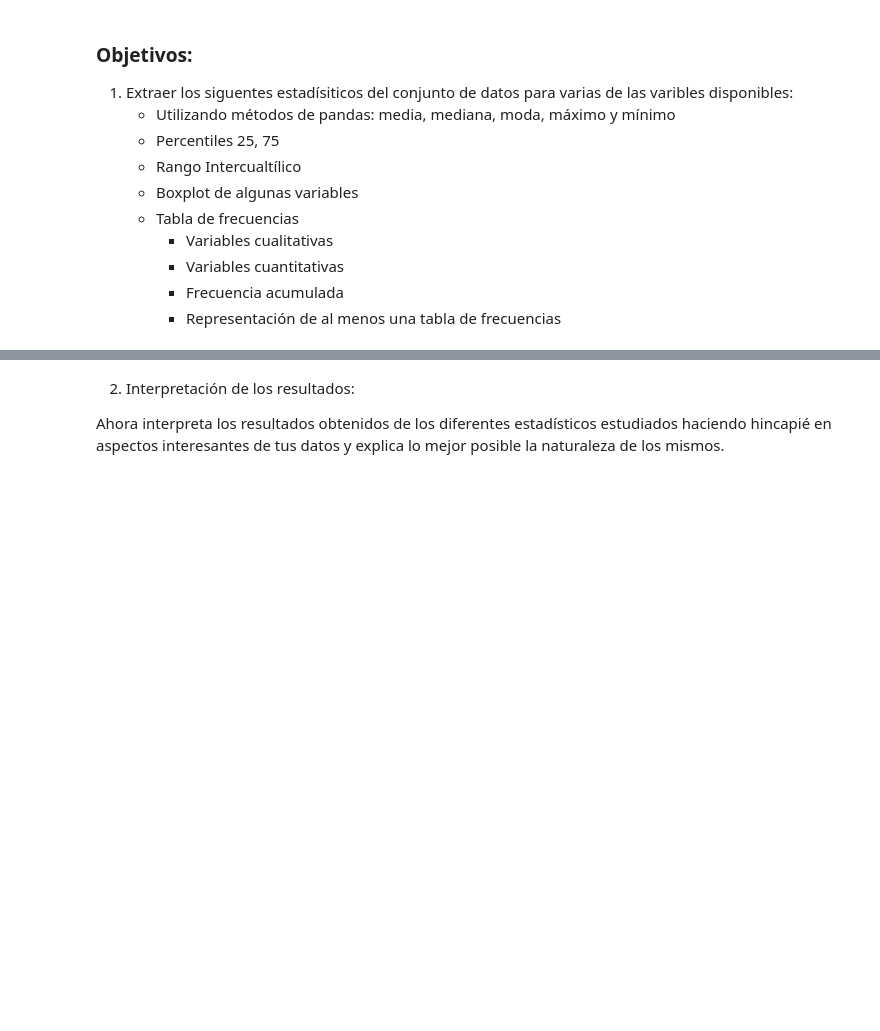
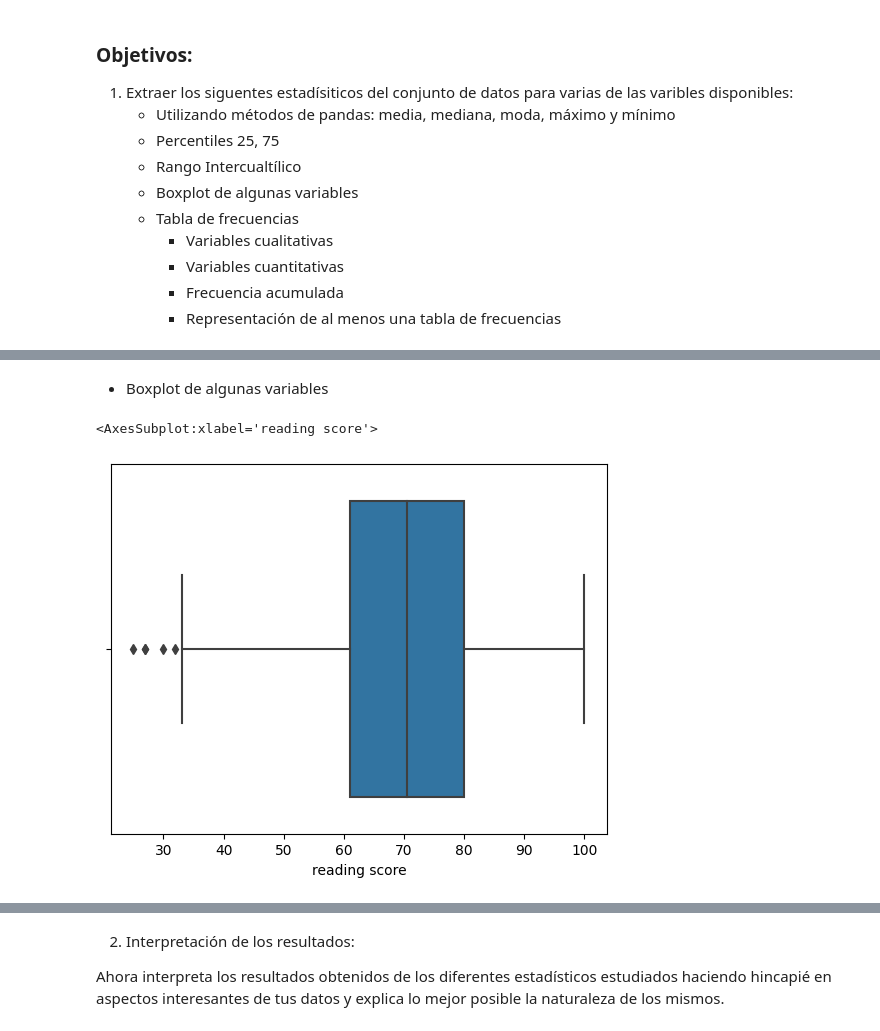
Before and after one commit to Adalab/promo-d-da-modulo2-sprint1-lorena-ana, a Jupyter notebook: ESTADISTICA/pair_programmig_estadistica2.ipynb, the cells around one changed output, grey strips where cells are left out. Cells and saved outputs as stored; diff of their text form; code cells hidden in the pictures; blank space fills up the shorter version.

```diff
--- a/ESTADISTICA/pair_programmig_estadistica2.ipynb
+++ b/ESTADISTICA/pair_programmig_estadistica2.ipynb
@@ -8,0 +14,3 @@ Se ruega a la hora de realizar la entrega que incluyáis el conjunto de datos qu
+# %%
+df_exam = pd.read_csv('datos/exams.csv')
+df_exam.head()
@@ -21,0 +124,10 @@ Se ruega a la hora de realizar la entrega que incluyáis el conjunto de datos qu
+# %% [markdown]
+- Boxplot de algunas variables
+# %%
+# Sacamos boxplot de las variables numéricas
+# 1) Boxplot de la columna reading score
+
+sns.boxplot(x= 'reading score', data = df_exam)
+# %% [output]
+<AxesSubplot:xlabel='reading score'>
+[figure, added]
```
Also changed, not shown: parts of 19 cells of this notebook, 3 other files.
